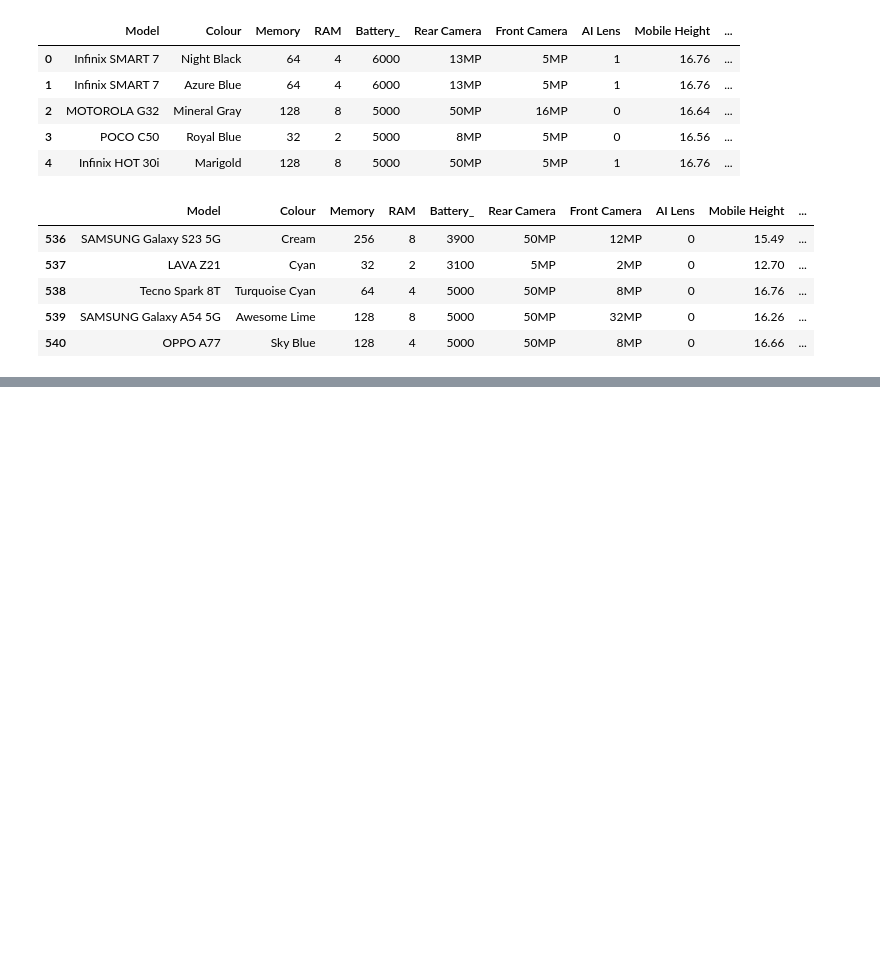
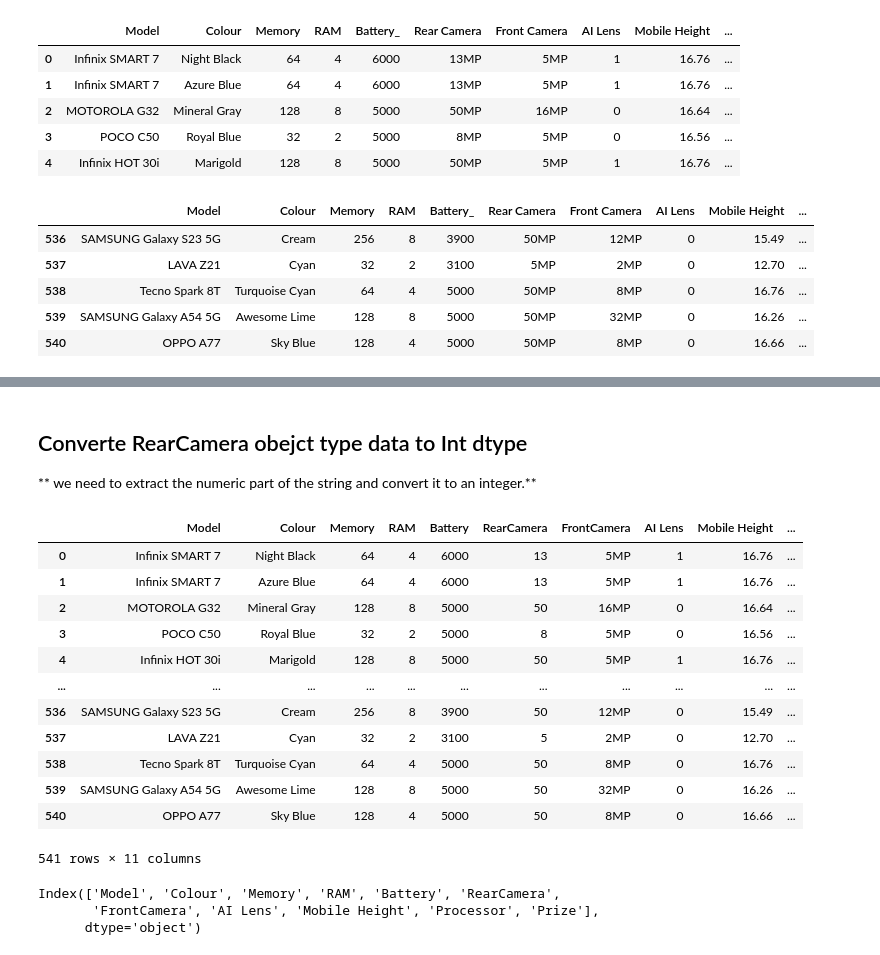
Before and after one commit to santoshdhalwalkar/MobilePhones, a Jupyter notebook: PricePredictionforMobilePhones.ipynb, the cells around one changed output, grey strips where cells are left out. Cells and saved outputs as stored; diff of their text form; code cells hidden in the pictures; blank space fills up the shorter version.

```diff
--- a/PricePredictionforMobilePhones.ipynb
+++ b/PricePredictionforMobilePhones.ipynb
@@ -62,0 +127,3 @@ df.tail()
+# %% [markdown]
+## Converte RearCamera obejct type data to Int dtype
+** we need to  extract the numeric part of the string and convert it to an integer.**
@@ -62,0 +132,22 @@ df.tail()
+# %%
+df
+# %% [output]
+|  | Model | Colour | Memory | RAM | Battery | RearCamera | FrontCamera | AI Lens | Mobile Height | ... |
+| 0 | Infinix SMART 7 | Night Black | 64 | 4 | 6000 | 13 | 5MP | 1 | 16.76 | ... |
+| 1 | Infinix SMART 7 | Azure Blue | 64 | 4 | 6000 | 13 | 5MP | 1 | 16.76 | ... |
+| 2 | MOTOROLA G32 | Mineral Gray | 128 | 8 | 5000 | 50 | 16MP | 0 | 16.64 | ... |
+| 3 | POCO C50 | Royal Blue | 32 | 2 | 5000 | 8 | 5MP | 0 | 16.56 | ... |
+| 4 | Infinix HOT 30i | Marigold | 128 | 8 | 5000 | 50 | 5MP | 1 | 16.76 | ... |
+| ... | ... | ... | ... | ... | ... | ... | ... | ... | ... | ... |
+| 536 | SAMSUNG Galaxy S23 5G | Cream | 256 | 8 | 3900 | 50 | 12MP | 0 | 15.49 | ... |
+| 537 | LAVA Z21 | Cyan | 32 | 2 | 3100 | 5 | 2MP | 0 | 12.70 | ... |
+| 538 | Tecno Spark 8T | Turquoise Cyan | 64 | 4 | 5000 | 50 | 8MP | 0 | 16.76 | ... |
+| 539 | SAMSUNG Galaxy A54 5G | Awesome Lime | 128 | 8 | 5000 | 50 | 32MP | 0 | 16.26 | ... |
+| 540 | OPPO A77 | Sky Blue | 128 | 4 | 5000 | 50 | 8MP | 0 | 16.66 | ... |
+541 rows × 11 columns
+# %%
+df.columns
+# %% [output]
+Index(['Model', 'Colour', 'Memory', 'RAM', 'Battery', 'RearCamera',
+       'FrontCamera', 'AI Lens', 'Mobile Height', 'Processor', 'Prize'],
+      dtype='object')
```
Also changed, not shown: parts of 18 cells of this notebook.
